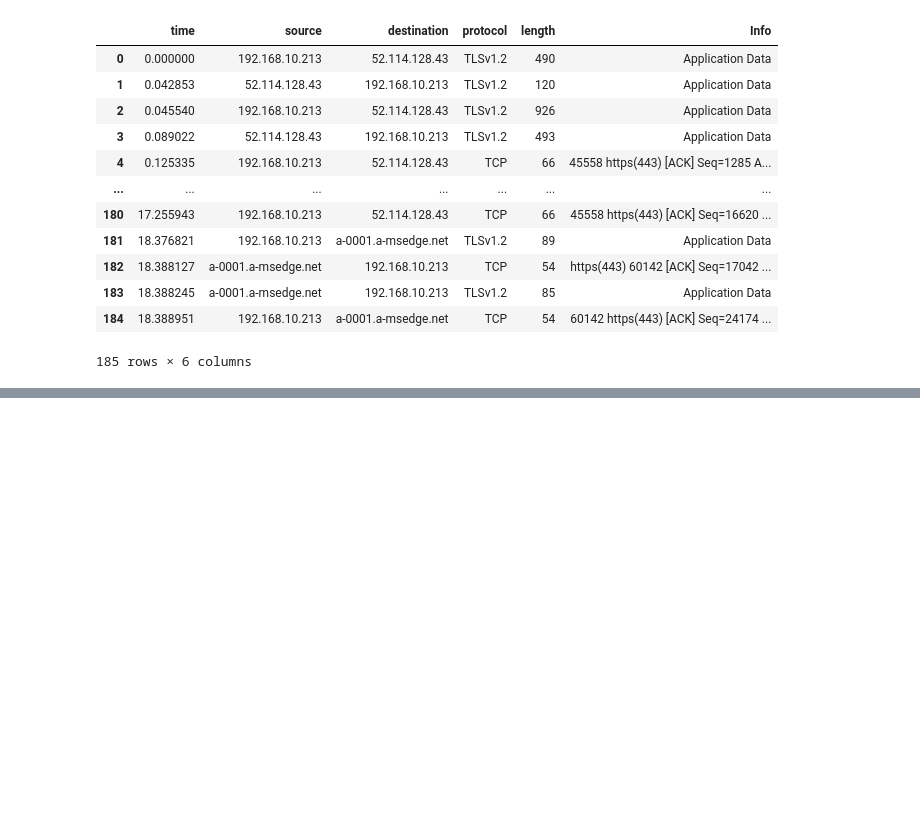
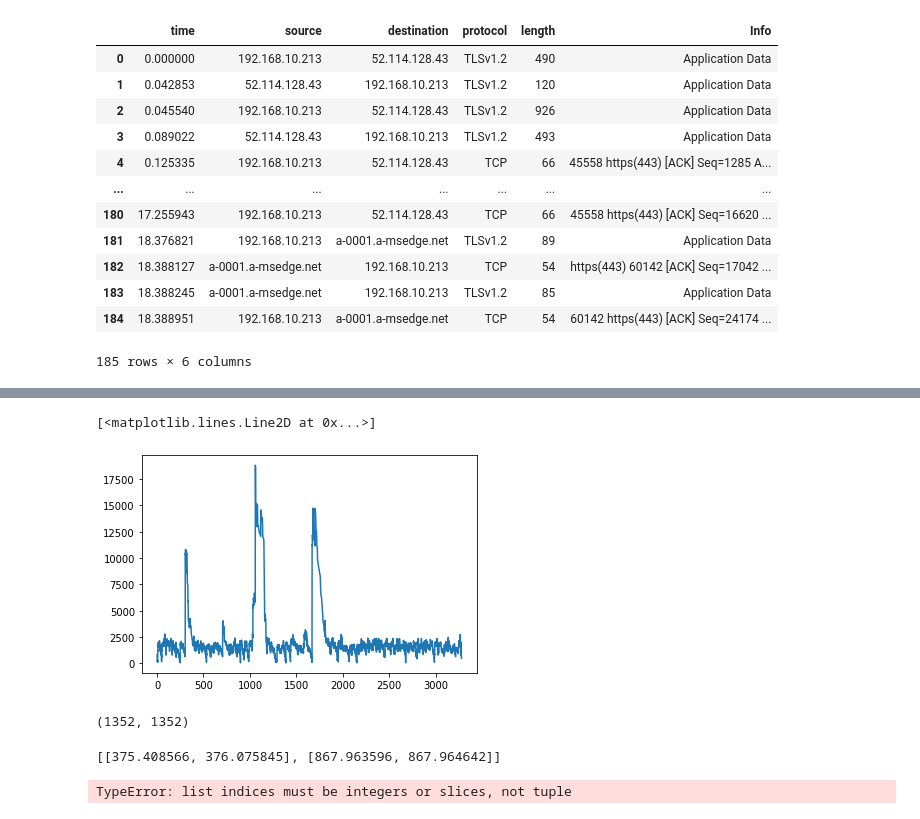
Before and after one commit to wnykuang/activation_detector, a Jupyter notebook: EDA_modeling_final1a.ipynb, the cells around one changed output, grey strips where cells are left out. Drawn from its saved outputs; the diff is of its cells as text; code cells hidden in the pictures; blank space fills up the shorter version.

```diff
--- a/EDA_modeling_final1a.ipynb
+++ b/EDA_modeling_final1a.ipynb
@@ -2959,0 +3075,18 @@ np.percentile(medians_speeds_activations, 20)
+# %%
+ground_csv_paths = []
+for l in seprate_paths['invoke_nodup']:
+    if l.split('/')[7] in file_name_activated_time:
+        ground_csv_paths.append(l)
+# %%
+def generate_speeds_conlumns(path):
+    df = pd.read_csv(path)
+    bandwidth_calculate = bandwithCaculator(df)
+    bandwidth_calculate.generate_destination_owner_column()
+    bandwidth_calculate.generate_source_owner_column()
+    filtred_df = bandwidth_calculate.filter_out_pure_local()
+    filtred_df['speed'] = get_median_bandwidth(filtred_df)
+    return filtred_df
+# %%
+ground_df_speeds = {}
+for path in ground_csv_paths:
+    ground_df_speeds[path] = generate_speeds_conlumns(path)
@@ -2959,0 +3109,6 @@ np.percentile(medians_speeds_activations, 20)
+# %%
+key_name_df = {}
+for key in ground_df_speeds.keys():
+    for key_name in file_name_activated_time.keys():
+        if key_name in key:
+            key_name_df[key_name] = ground_df_speeds[key]
@@ -2959,0 +3129,12 @@ np.percentile(medians_speeds_activations, 20)
+# %%
+name_of_eposide = '[S7.Ep13] The West Wing - The Cold'
+df = key_name_df[name_of_eposide]
+# df[(df.time > 1352) & (df.time < 1353)]
+plt.plot(df.speed)
+# %% [output]
+[<matplotlib.lines.Line2D at 0x...>]
+[figure, added]
+# %%
+file_name_activated_time['[S7.Ep13] The West Wing - The Cold']
+# %% [output]
+(1352, 1352)
@@ -2959,0 +3170,4 @@ np.percentile(medians_speeds_activations, 20)
+# %%
+get_activation_time(df, 8864)
+# %% [output]
+[[375.408566, 376.075845], [867.963596, 867.964642]]
@@ -2959,0 +3226,4 @@ np.percentile(medians_speeds_activations, 20)
+# %%
+res[:, 0]
+# %% [output]
+TypeError: list indices must be integers or slices, not tuple
```
Also changed, not shown: parts of 59 cells of this notebook.
